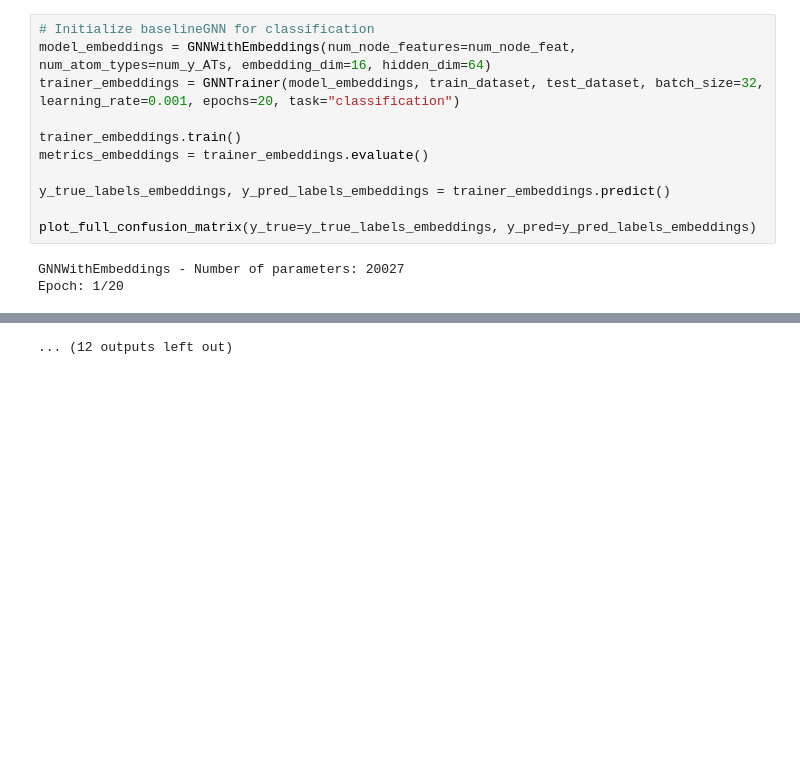
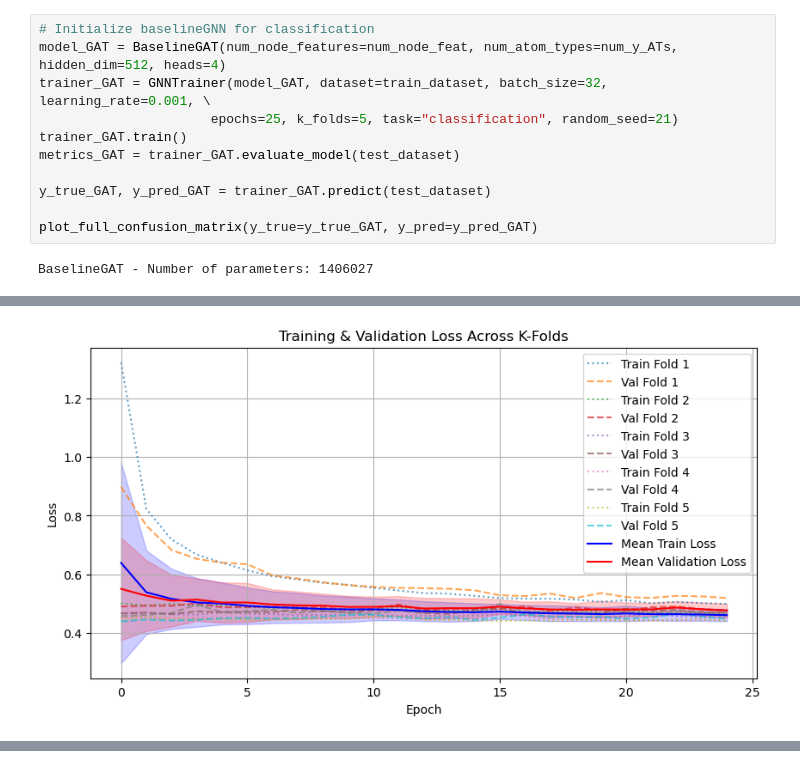
Before and after one commit to brandonrobello/MSSExBiovia, a Jupyter notebook: GNNmodel_testing.ipynb, the cells around one changed output, grey strips where cells are left out. Saved outputs shown, nothing was run; the diff lists cells and outputs as text; blank space fills up the shorter version.

```diff
--- a/GNNmodel_testing.ipynb
+++ b/GNNmodel_testing.ipynb
@@ -82,14 +97,13 @@ Epoch: 9/20
 # %%
 # Initialize baselineGNN for classification
-model_embeddings = GNNWithEmbeddings(num_node_features=num_node_feat, num_atom_types=num_y_ATs, embedding_dim=16, hidden_dim=64)
-trainer_embeddings = GNNTrainer(model_embeddings, train_dataset, test_dataset, batch_size=32, learning_rate=0.001, epochs=20, task="classification")
+model_GAT = BaselineGAT(num_node_features=num_node_feat, num_atom_types=num_y_ATs, hidden_dim=512, heads=4)
+trainer_GAT = GNNTrainer(model_GAT, dataset=train_dataset, batch_size=32, learning_rate=0.001, \
+                      epochs=25, k_folds=5, task="classification", random_seed=21)
+trainer_GAT.train()
+metrics_GAT = trainer_GAT.evaluate_model(test_dataset)
 
-trainer_embeddings.train()
-metrics_embeddings = trainer_embeddings.evaluate()
+y_true_GAT, y_pred_GAT = trainer_GAT.predict(test_dataset)
 
-y_true_labels_embeddings, y_pred_labels_embeddings = trainer_embeddings.predict()
-
-plot_full_confusion_matrix(y_true=y_true_labels_embeddings, y_pred=y_pred_labels_embeddings)
+plot_full_confusion_matrix(y_true=y_true_GAT, y_pred=y_pred_GAT)
 # %% [output]
-GNNWithEmbeddings - Number of parameters: 20027
-Epoch: 1/20
+BaselineGAT - Number of parameters: 1406027
@@ -105,0 +125 @@ Epoch: 6/20
+[figure, added]
@@ -118 +126,0 @@ Epoch: 12/20
-... (12 outputs left out)
```
Also changed, not shown: parts of 14 cells of this notebook, 5 other files.
